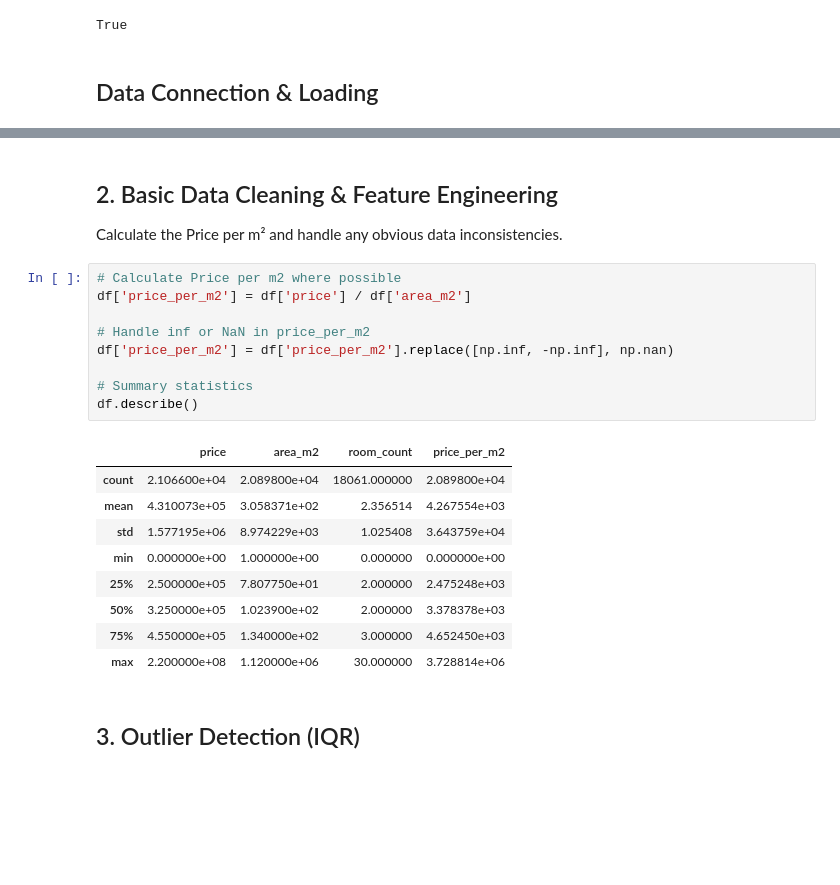
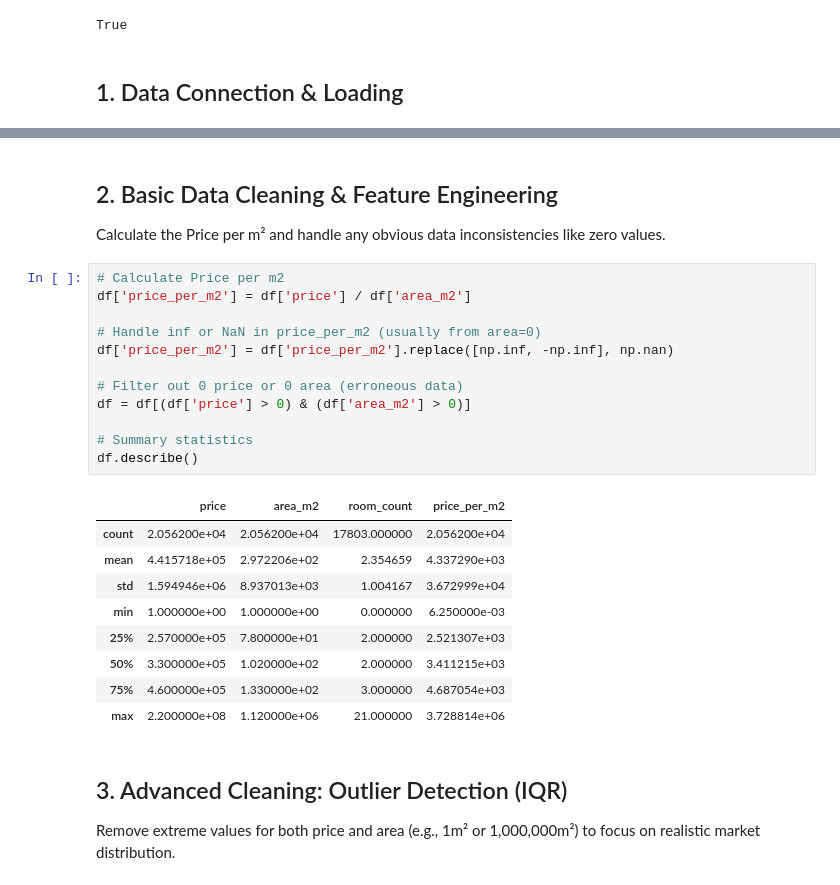
Before and after one commit to vascopud/End-to-End-Portugal-Real-Estate-Analytics, a Jupyter notebook: notebooks/eda_analysis.ipynb, the cells around one changed output, grey strips where cells are left out. Cells and saved outputs as stored; diff of their text form; blank space fills up the shorter version.

```diff
--- a/notebooks/eda_analysis.ipynb
+++ b/notebooks/eda_analysis.ipynb
@@ -21,7 +21,7 @@ load_dotenv("../.env")
 # %% [output]
 True
 # %% [markdown]
-## Data Connection & Loading
+## 1. Data Connection & Loading
 # %%
 def get_db_connection():
     return psycopg2.connect(
@@ -52,28 +52,33 @@ Success! Loaded 21066 records.
 # %% [markdown]
 ## 2. Basic Data Cleaning & Feature Engineering
 
-Calculate the Price per m² and handle any obvious data inconsistencies.
+Calculate the Price per m² and handle any obvious data inconsistencies like zero values.
 # %%
-# Calculate Price per m2 where possible
+# Calculate Price per m2
 df['price_per_m2'] = df['price'] / df['area_m2']
 
-# Handle inf or NaN in price_per_m2
+# Handle inf or NaN in price_per_m2 (usually from area=0)
 df['price_per_m2'] = df['price_per_m2'].replace([np.inf, -np.inf], np.nan)
+
+# Filter out 0 price or 0 area (erroneous data)
+df = df[(df['price'] > 0) & (df['area_m2'] > 0)]
 
 # Summary statistics
 df.describe()
 # %% [output]
 |  | price | area_m2 | room_count | price_per_m2 |
-| count | 2.106600e+04 | 2.089800e+04 | 18061.000000 | 2.089800e+04 |
-| mean | 4.310073e+05 | 3.058371e+02 | 2.356514 | 4.267554e+03 |
-| std | 1.577195e+06 | 8.974229e+03 | 1.025408 | 3.643759e+04 |
-| min | 0.000000e+00 | 1.000000e+00 | 0.000000 | 0.000000e+00 |
-| 25% | 2.500000e+05 | 7.807750e+01 | 2.000000 | 2.475248e+03 |
-| 50% | 3.250000e+05 | 1.023900e+02 | 2.000000 | 3.378378e+03 |
-| 75% | 4.550000e+05 | 1.340000e+02 | 3.000000 | 4.652450e+03 |
-| max | 2.200000e+08 | 1.120000e+06 | 30.000000 | 3.728814e+06 |
+| count | 2.056200e+04 | 2.056200e+04 | 17803.000000 | 2.056200e+04 |
+| mean | 4.415718e+05 | 2.972206e+02 | 2.354659 | 4.337290e+03 |
+| std | 1.594946e+06 | 8.937013e+03 | 1.004167 | 3.672999e+04 |
+| min | 1.000000e+00 | 1.000000e+00 | 0.000000 | 6.250000e-03 |
+| 25% | 2.570000e+05 | 7.800000e+01 | 2.000000 | 2.521307e+03 |
+| 50% | 3.300000e+05 | 1.020000e+02 | 2.000000 | 3.411215e+03 |
+| 75% | 4.600000e+05 | 1.330000e+02 | 3.000000 | 4.687054e+03 |
+| max | 2.200000e+08 | 1.120000e+06 | 21.000000 | 3.728814e+06 |
-# %% [markdown]
-## 3. Outlier Detection (IQR)
+# %% [markdown]
+## 3. Advanced Cleaning: Outlier Detection (IQR)
+
+Remove extreme values for both price and area (e.g., 1m² or 1,000,000m²) to focus on realistic market distribution.
 # %%
 def remove_outliers(df, column):
     Q1 = df[column].quantile(0.25)
```
Also changed, not shown: parts of 18 cells of this notebook, 1 other file.
